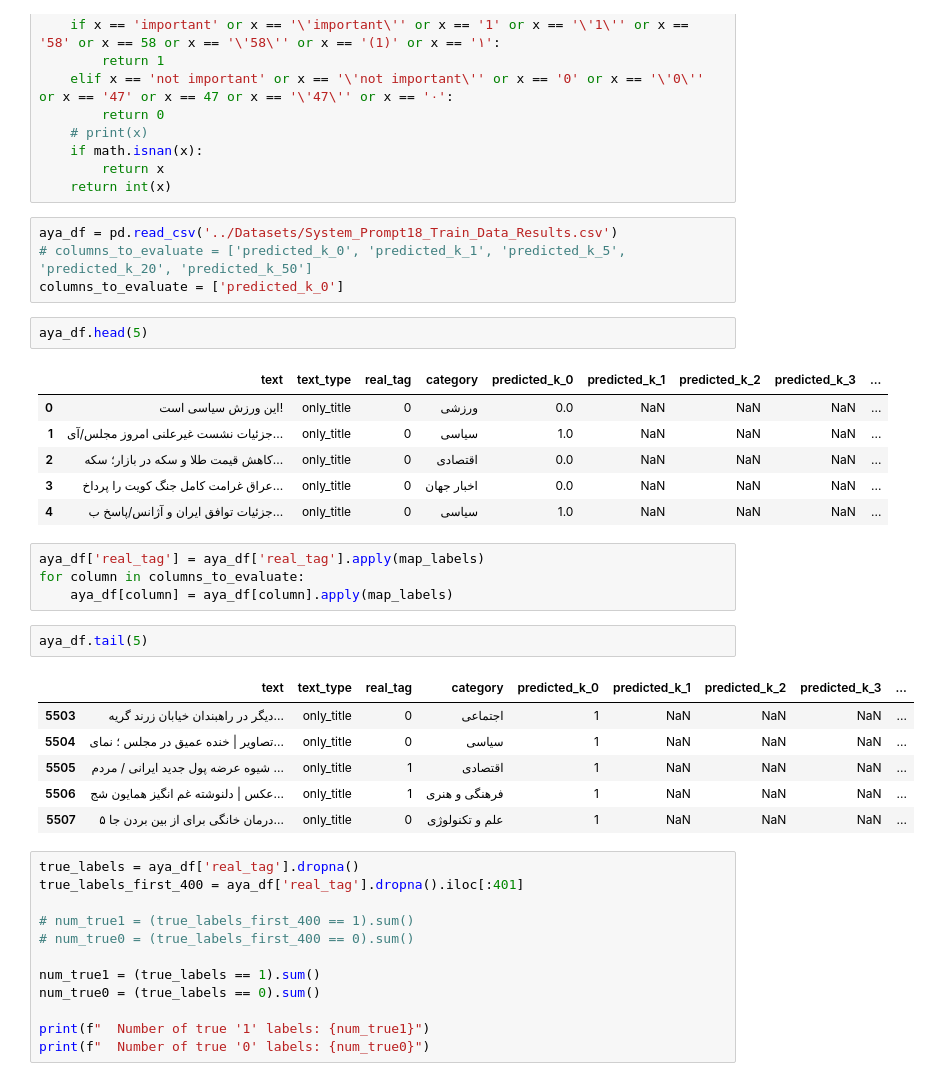
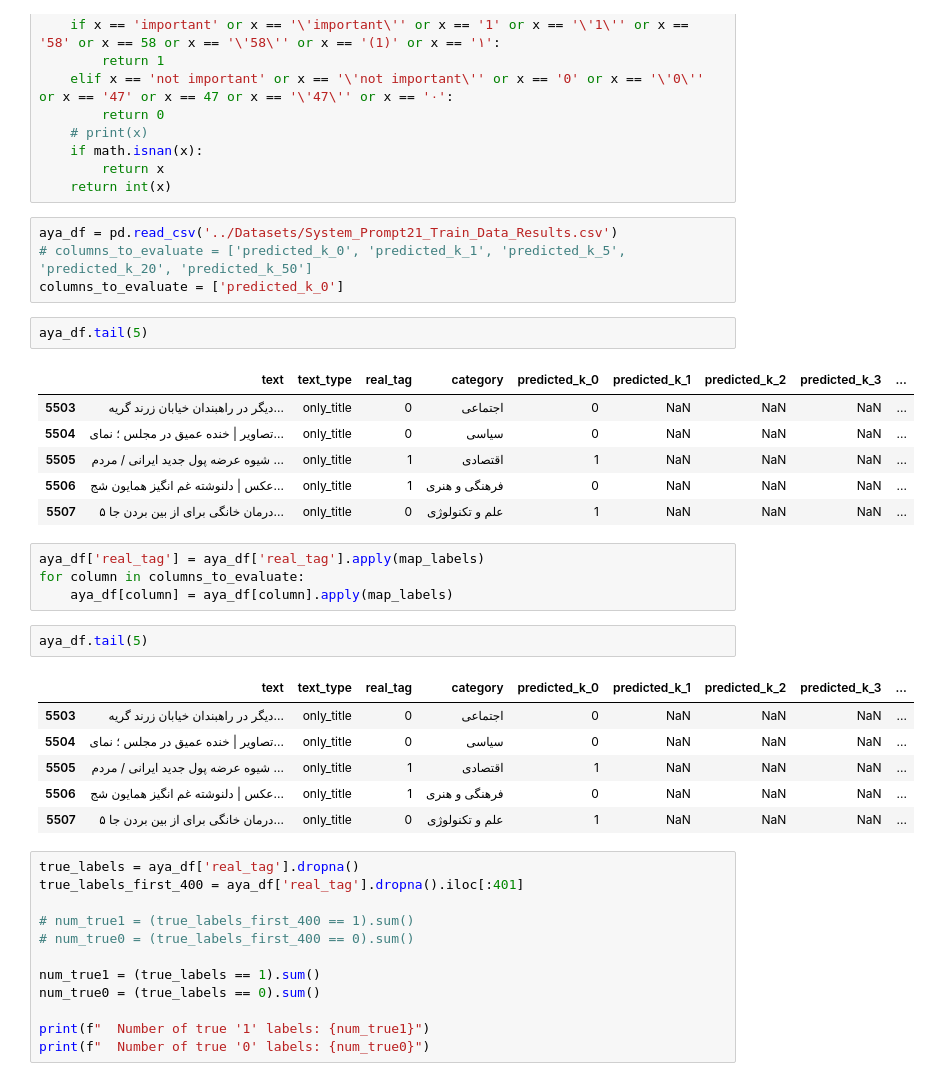
Before and after one commit to ShayanSalehi81/BachelorProject, a Jupyter notebook: Codes/Classification_report.ipynb, the cells around one changed output. Saved outputs shown, nothing was run; the diff lists cells and outputs as text.

```diff
--- a/Codes/Classification_report.ipynb
+++ b/Codes/Classification_report.ipynb
@@ -18,18 +18,18 @@ def map_labels(x):
         return x
     return int(x)
 # %%
-aya_df = pd.read_csv('../Datasets/System_Prompt18_Train_Data_Results.csv')
+aya_df = pd.read_csv('../Datasets/System_Prompt21_Train_Data_Results.csv')
 # columns_to_evaluate = ['predicted_k_0', 'predicted_k_1', 'predicted_k_5', 'predicted_k_20', 'predicted_k_50']
 columns_to_evaluate = ['predicted_k_0']
 # %%
-aya_df.head(5)
+aya_df.tail(5)
 # %% [output]
 |  | text | text_type | real_tag | category | predicted_k_0 | predicted_k_1 | predicted_k_2 | predicted_k_3 | ... |
-| 0 | این ورزش سیاسی است! | only_title | 0 | ورزشی | 0.0 | NaN | NaN | NaN | ... |
-| 1 | جزئیات نشست غیرعلنی امروز مجلس/آی... | only_title | 0 | سیاسی | 1.0 | NaN | NaN | NaN | ... |
-| 2 | کاهش قیمت طلا و سکه در بازار؛ سکه... | only_title | 0 | اقتصادی | 0.0 | NaN | NaN | NaN | ... |
-| 3 | عراق غرامت کامل جنگ کویت را پرداخ... | only_title | 0 | اخبار جهان | 0.0 | NaN | NaN | NaN | ... |
-| 4 | جزئیات توافق ایران و آژانس/پاسخ ب... | only_title | 0 | سیاسی | 1.0 | NaN | NaN | NaN | ... |
+| 5503 | دیگر در راهبندان خیابان زرند گریه... | only_title | 0 | اجتماعی | 0 | NaN | NaN | NaN | ... |
+| 5504 | تصاویر | خنده عمیق در مجلس ؛ نمای... | only_title | 0 | سیاسی | 0 | NaN | NaN | NaN | ... |
+| 5505 | شیوه عرضه پول جدید ایرانی / مردم ... | only_title | 1 | اقتصادی | 1 | NaN | NaN | NaN | ... |
+| 5506 | عکس | دلنوشته غم‌ انگیز همایون شج... | only_title | 1 | فرهنگی و هنری | 0 | NaN | NaN | NaN | ... |
+| 5507 | ۵ درمان خانگی برای از بین بردن جا... | only_title | 0 | علم و تکنولوژی | 1 | NaN | NaN | NaN | ... |
 # %%
 aya_df['real_tag'] = aya_df['real_tag'].apply(map_labels)
 for column in columns_to_evaluate:
@@ -38,10 +38,10 @@ for column in columns_to_evaluate:
 aya_df.tail(5)
 # %% [output]
 |  | text | text_type | real_tag | category | predicted_k_0 | predicted_k_1 | predicted_k_2 | predicted_k_3 | ... |
-| 5503 | دیگر در راهبندان خیابان زرند گریه... | only_title | 0 | اجتماعی | 1 | NaN | NaN | NaN | ... |
-| 5504 | تصاویر | خنده عمیق در مجلس ؛ نمای... | only_title | 0 | سیاسی | 1 | NaN | NaN | NaN | ... |
+| 5503 | دیگر در راهبندان خیابان زرند گریه... | only_title | 0 | اجتماعی | 0 | NaN | NaN | NaN | ... |
+| 5504 | تصاویر | خنده عمیق در مجلس ؛ نمای... | only_title | 0 | سیاسی | 0 | NaN | NaN | NaN | ... |
 | 5505 | شیوه عرضه پول جدید ایرانی / مردم ... | only_title | 1 | اقتصادی | 1 | NaN | NaN | NaN | ... |
-| 5506 | عکس | دلنوشته غم‌ انگیز همایون شج... | only_title | 1 | فرهنگی و هنری | 1 | NaN | NaN | NaN | ... |
+| 5506 | عکس | دلنوشته غم‌ انگیز همایون شج... | only_title | 1 | فرهنگی و هنری | 0 | NaN | NaN | NaN | ... |
 | 5507 | ۵ درمان خانگی برای از بین بردن جا... | only_title | 0 | علم و تکنولوژی | 1 | NaN | NaN | NaN | ... |
 # %%
 true_labels = aya_df['real_tag'].dropna()
```
Also changed, not shown: parts of 5 cells of this notebook, 1 other file.
